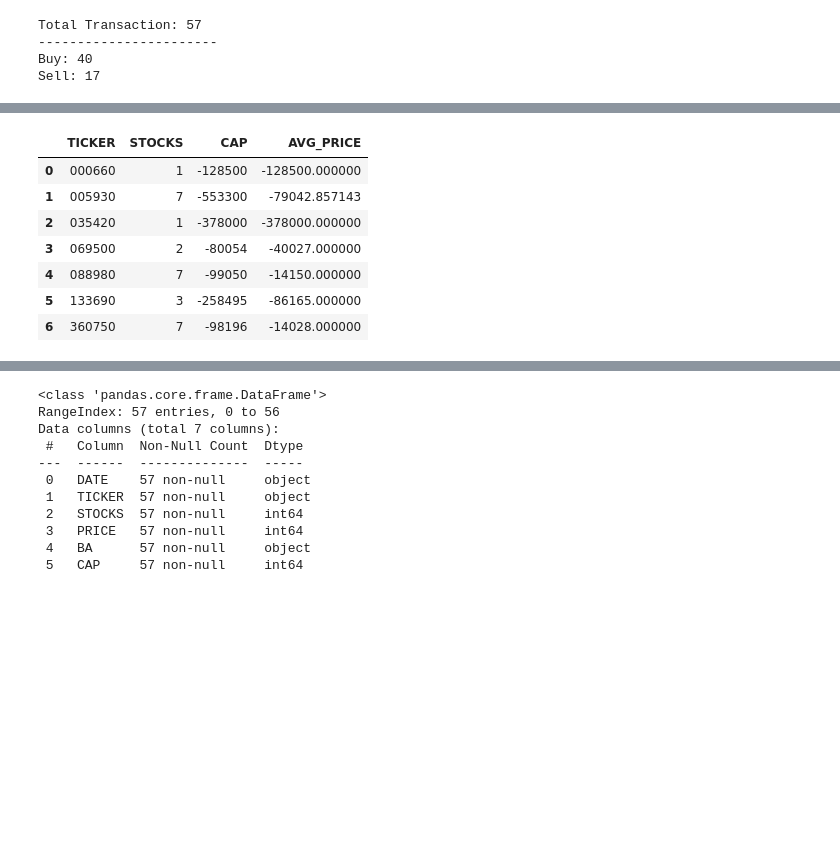
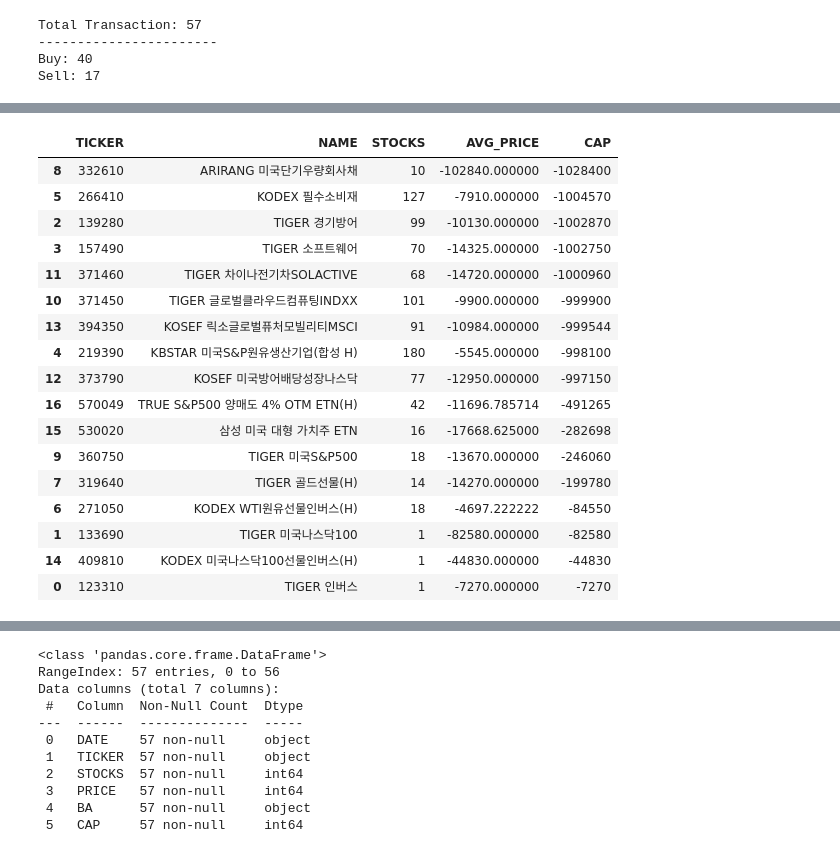
Before and after one commit to jamescbjeon/invest, a Jupyter notebook: mypostion.ipynb, the cells around one changed output, grey strips where cells are left out. Drawn from its saved outputs; the diff is of its cells as text; code cells hidden in the pictures; blank space fills up the shorter version.

```diff
--- a/mypostion.ipynb
+++ b/mypostion.ipynb
@@ -203,0 +170,22 @@ closed = pd.DataFrame(columns=['TICKER', 'STOCKS', 'CAP', 'AVG_PRICE'])
+# %%
+open = pd.DataFrame(columns=['TICKER', 'STOCKS', 'CAP', 'AVG_PRICE'])
+closed = pd.DataFrame(columns=['TICKER', 'DATE', 'BUY', 'SELL', 'DELTA', 'PROFIT%', 'STOCKS', 'CAP_CHANGE'])
+
+for i, row in position.iterrows():
+  if row['SELL'] == True:
+    buy = -1 * int(open.loc[open.TICKER == row['TICKER'], 'AVG_PRICE'])
+    delta =  row['PRICE'] - buy
+    profitper = delta / buy
+    capchange = -1 * delta * row['STOCKS']
+    closed.loc[len(closed)] = [row['TICKER'], row['DATE'], buy, row['PRICE'], delta, profitper, row['STOCKS'], capchange]
+
+  open.loc[len(open) + 10] = [row['TICKER'], row['STOCKS'], row['CAP'], np.nan]
+  open = open.groupby(['TICKER']).sum().reset_index()
+  open = open[open.STOCKS != 0]
+  open['AVG_PRICE'] = open.CAP / open.STOCKS
+
+tcknaming(closed)
+closed = closed[['DATE', 'TICKER', 'NAME', 'BUY', 'SELL', 'DELTA', 'PROFIT%', 'STOCKS', 'CAP_CHANGE']]
+
+tcknaming(open)
+open = open[['TICKER', 'NAME', 'STOCKS', 'AVG_PRICE', 'CAP']]
@@ -208,27 +234,21 @@ open
-# %%
-for i, row in position_test.iterrows():
-  if row['SELL'] == False:
-    # (False, 매수) 컨테이너에 포함여부 검사
-    #  없으면 신규추가
-    #  있으면 주식수, 가격을 합침
-    #  완료 후 평균가격 재산정
-    open.loc[len(open)] = [row['TICKER'], row['STOCKS'], row['CAP'], np.nan]
-    open = open.groupby(['TICKER']).sum().reset_index()
-    open['AVG_PRICE'] = open.CAP / open.STOCKS
-  else:
-    #  해당 값의 평균가 가져옴
-    #  결과 계산
-    #  결과df 추가
-    #  컨테이너df 추가, 주식수/가격 합침, 완료 후 평균가 재산정
-    pass
 # %%
-open
+open.sort_values('CAP')
 # %% [output]
-|  | TICKER | STOCKS | CAP | AVG_PRICE |
-| 0 | 000660 | 1 | -128500 | -128500.000000 |
-| 1 | 005930 | 7 | -553300 | -79042.857143 |
-| 2 | 035420 | 1 | -378000 | -378000.000000 |
-| 3 | 069500 | 2 | -80054 | -40027.000000 |
-| 4 | 088980 | 7 | -99050 | -14150.000000 |
-| 5 | 133690 | 3 | -258495 | -86165.000000 |
-| 6 | 360750 | 7 | -98196 | -14028.000000 |
+|  | TICKER | NAME | STOCKS | AVG_PRICE | CAP |
+| 8 | 332610 | ARIRANG 미국단기우량회사채 | 10 | -102840.000000 | -1028400 |
+| 5 | 266410 | KODEX 필수소비재 | 127 | -7910.000000 | -1004570 |
+| 2 | 139280 | TIGER 경기방어 | 99 | -10130.000000 | -1002870 |
+| 3 | 157490 | TIGER 소프트웨어 | 70 | -14325.000000 | -1002750 |
+| 11 | 371460 | TIGER 차이나전기차SOLACTIVE | 68 | -14720.000000 | -1000960 |
+| 10 | 371450 | TIGER 글로벌클라우드컴퓨팅INDXX | 101 | -9900.000000 | -999900 |
+| 13 | 394350 | KOSEF 릭소글로벌퓨처모빌리티MSCI | 91 | -10984.000000 | -999544 |
+| 4 | 219390 | KBSTAR 미국S&P원유생산기업(합성 H) | 180 | -5545.000000 | -998100 |
+| 12 | 373790 | KOSEF 미국방어배당성장나스닥 | 77 | -12950.000000 | -997150 |
+| 16 | 570049 | TRUE S&P500 양매도 4% OTM ETN(H) | 42 | -11696.785714 | -491265 |
+| 15 | 530020 | 삼성 미국 대형 가치주 ETN | 16 | -17668.625000 | -282698 |
+| 9 | 360750 | TIGER 미국S&P500 | 18 | -13670.000000 | -246060 |
+| 7 | 319640 | TIGER 골드선물(H) | 14 | -14270.000000 | -199780 |
+| 6 | 271050 | KODEX WTI원유선물인버스(H) | 18 | -4697.222222 | -84550 |
+| 1 | 133690 | TIGER 미국나스닥100 | 1 | -82580.000000 | -82580 |
+| 14 | 409810 | KODEX 미국나스닥100선물인버스(H) | 1 | -44830.000000 | -44830 |
+| 0 | 123310 | TIGER 인버스 | 1 | -7270.000000 | -7270 |
```
Also changed, not shown: parts of 15 cells of this notebook.
